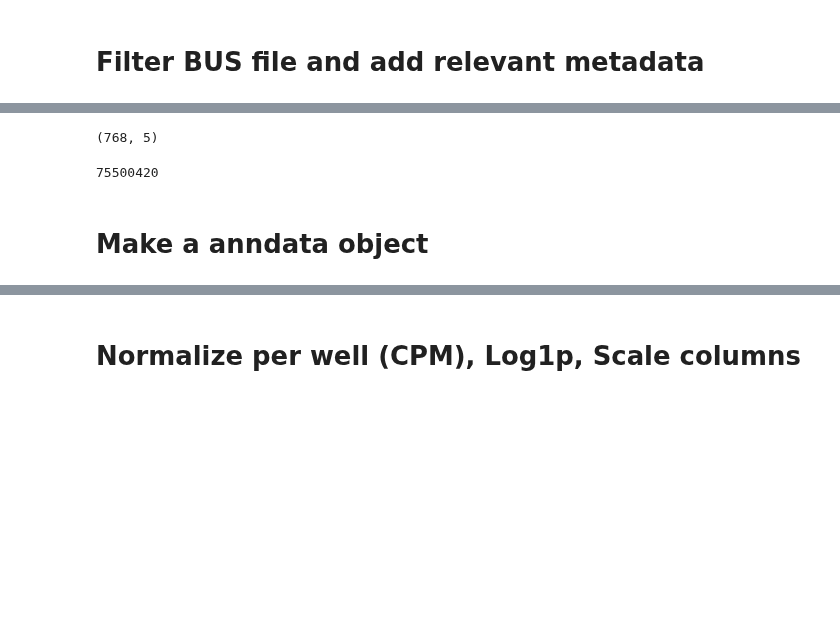
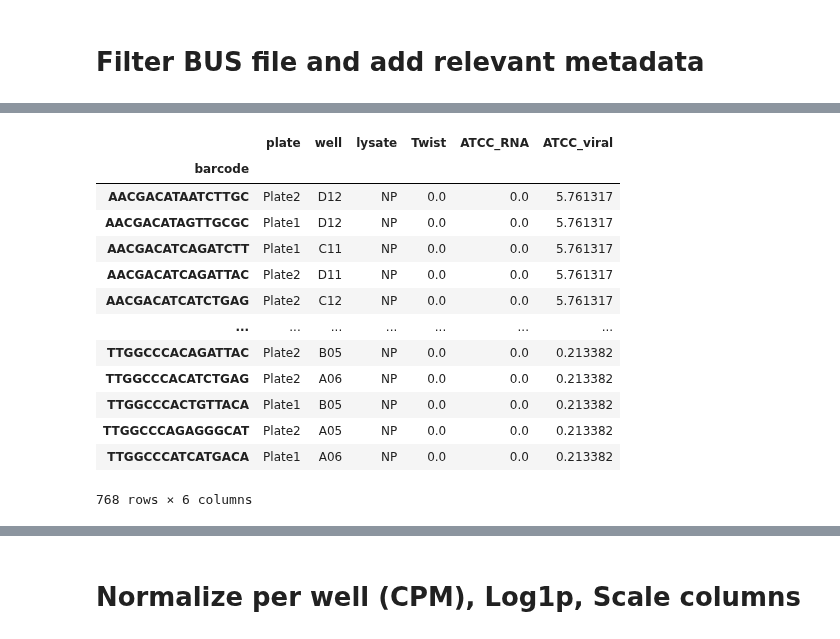
Before and after one commit to pachterlab/BLCSBGLKP_2020, a Jupyter notebook: notebooks/make_adata.ipynb, the cells around one changed output, grey strips where cells are left out. Cells and saved outputs as stored; diff of their text form; code cells hidden in the pictures; blank space fills up the shorter version.

```diff
--- a/notebooks/make_adata.ipynb
+++ b/notebooks/make_adata.ipynb
@@ -485,8 +338,0 @@ mtx = make_mtx(bcs, ecs, cnt, unique_ecs)
-# %%
-mtx.shape
-# %% [output]
-(768, 5)
-# %%
-mtx.sum()
-# %% [output]
-75500420
@@ -495,2 +338,0 @@ nodup = nodup.drop_duplicates("bcs")
-# %% [markdown]
-# Make a anndata object
@@ -498,0 +339,17 @@ adata = anndata.AnnData(X=mtx, obs = nodup, var={"gene":var.values})#, var = gen
+# %%
+adata.obs
+# %% [output]
+|  | plate | well | lysate | Twist | ATCC_RNA | ATCC_viral |
+| barcode |  |  |  |  |  |  |
+| AACGACATAATCTTGC | Plate2 | D12 | NP | 0.0 | 0.0 | 5.761317 |
+| AACGACATAGTTGCGC | Plate1 | D12 | NP | 0.0 | 0.0 | 5.761317 |
+| AACGACATCAGATCTT | Plate1 | C11 | NP | 0.0 | 0.0 | 5.761317 |
+| AACGACATCAGATTAC | Plate2 | D11 | NP | 0.0 | 0.0 | 5.761317 |
+| AACGACATCATCTGAG | Plate2 | C12 | NP | 0.0 | 0.0 | 5.761317 |
+| ... | ... | ... | ... | ... | ... | ... |
+| TTGGCCCACAGATTAC | Plate2 | B05 | NP | 0.0 | 0.0 | 0.213382 |
+| TTGGCCCACATCTGAG | Plate2 | A06 | NP | 0.0 | 0.0 | 0.213382 |
+| TTGGCCCACTGTTACA | Plate1 | B05 | NP | 0.0 | 0.0 | 0.213382 |
+| TTGGCCCAGAGGGCAT | Plate2 | A05 | NP | 0.0 | 0.0 | 0.213382 |
+| TTGGCCCATCATGACA | Plate1 | A06 | NP | 0.0 | 0.0 | 0.213382 |
+768 rows × 6 columns
```
Also changed, not shown: parts of 44 cells of this notebook.
